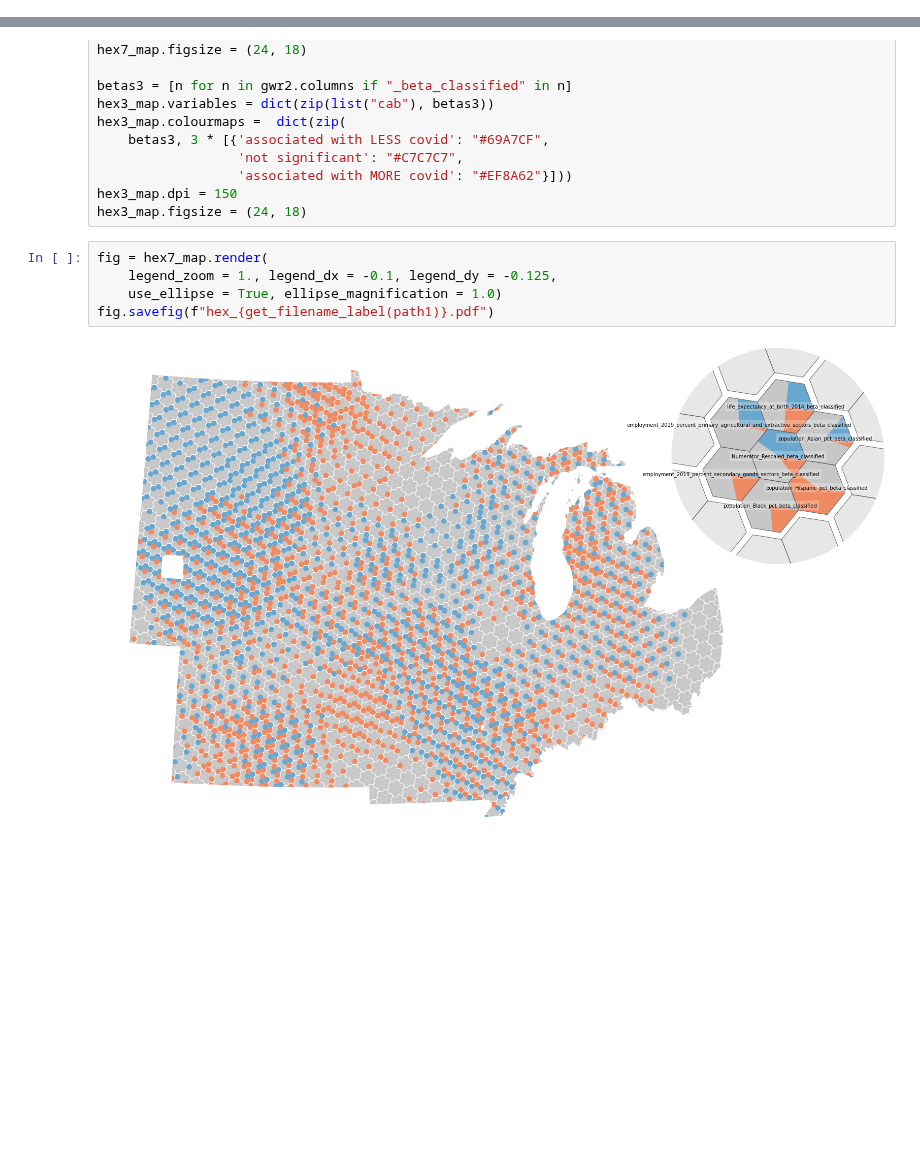
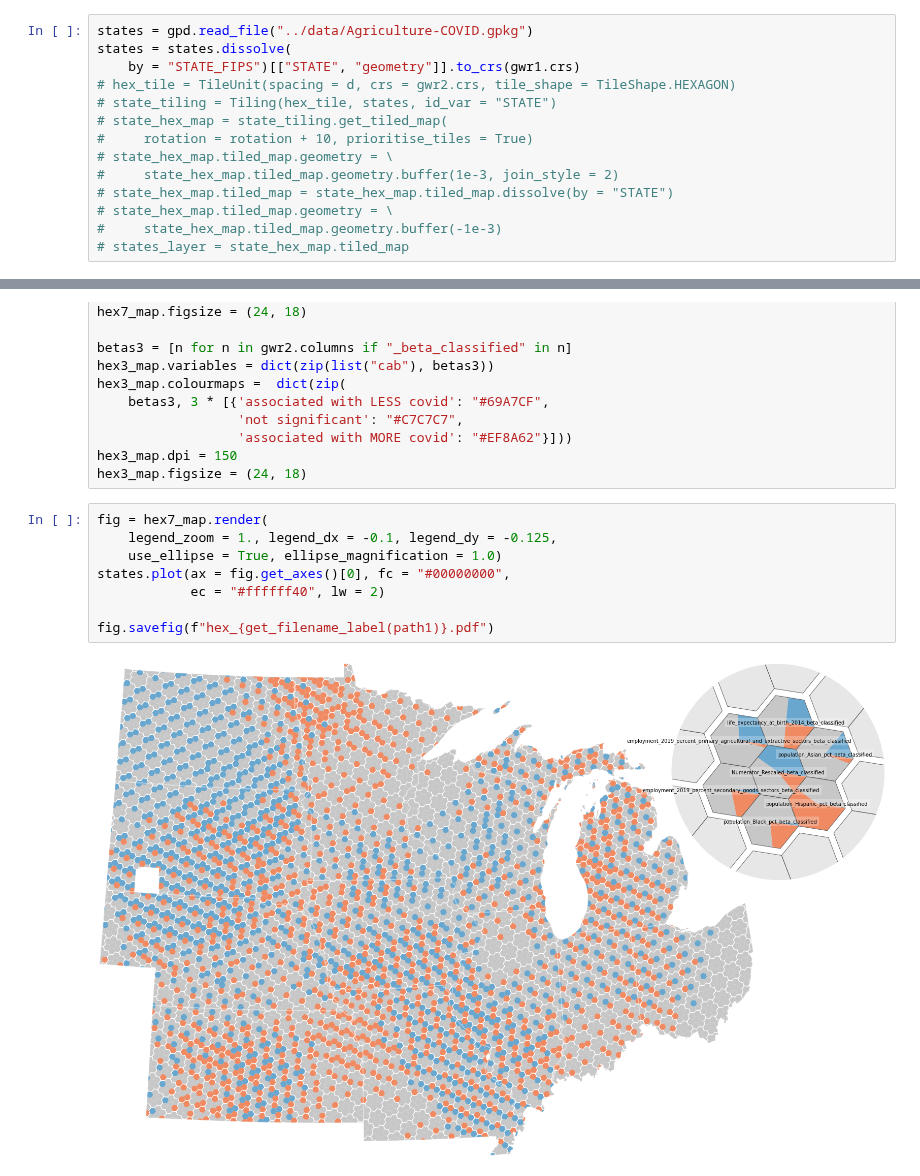
Before and after one commit to DOSull/weaving-space, a Jupyter notebook: weavingspace/GWR-example-h3.ipynb, the cells around one changed output, grey strips where cells are left out. Cells and saved outputs as stored; diff of their text form; blank space fills up the shorter version.

Commit message:
added state boundaries

```diff
--- a/weavingspace/GWR-example-h3.ipynb
+++ b/weavingspace/GWR-example-h3.ipynb
@@ -31,6 +31,20 @@ gwr1["ID"] = list(range(gwr1.shape[0]))
 
 gwr2 = gpd.read_file(path2)
 gwr2["ID"] = list(range(gwr2.shape[0]))
+# %%
+states = gpd.read_file("../data/Agriculture-COVID.gpkg")
+states = states.dissolve(
+    by = "STATE_FIPS")[["STATE", "geometry"]].to_crs(gwr1.crs)
+# hex_tile = TileUnit(spacing = d, crs = gwr2.crs, tile_shape = TileShape.HEXAGON)
+# state_tiling = Tiling(hex_tile, states, id_var = "STATE")
+# state_hex_map = state_tiling.get_tiled_map(
+#     rotation = rotation + 10, prioritise_tiles = True)
+# state_hex_map.tiled_map.geometry = \
+#     state_hex_map.tiled_map.geometry.buffer(1e-3, join_style = 2)
+# state_hex_map.tiled_map = state_hex_map.tiled_map.dissolve(by = "STATE")
+# state_hex_map.tiled_map.geometry = \
+#     state_hex_map.tiled_map.geometry.buffer(-1e-3)
+# states_layer = state_hex_map.tiled_map
 # %%
 d = 50000
 inset_sf = 0.95
@@ -130,10 +144,13 @@ hex3_map.figsize = (24, 18)
 # %%
 fig = hex7_map.render(
     legend_zoom = 1., legend_dx = -0.1, legend_dy = -0.125,
     use_ellipse = True, ellipse_magnification = 1.0)
+states.plot(ax = fig.get_axes()[0], fc = "#00000000",
+            ec = "#ffffff40", lw = 2)
+
 fig.savefig(f"hex_{get_filename_label(path1)}.pdf")
 # %% [output]
-[figure, old version]
+[figure, new version]
 # %%
 fig = hex3_map.render(legend_zoom = 1.0, legend_dx = -0.1, legend_dy = -0.125,
                       use_ellipse = True, ellipse_magnification = 1.0)
```
Also changed, not shown: parts of 1 cell of this notebook, 2 other files.
